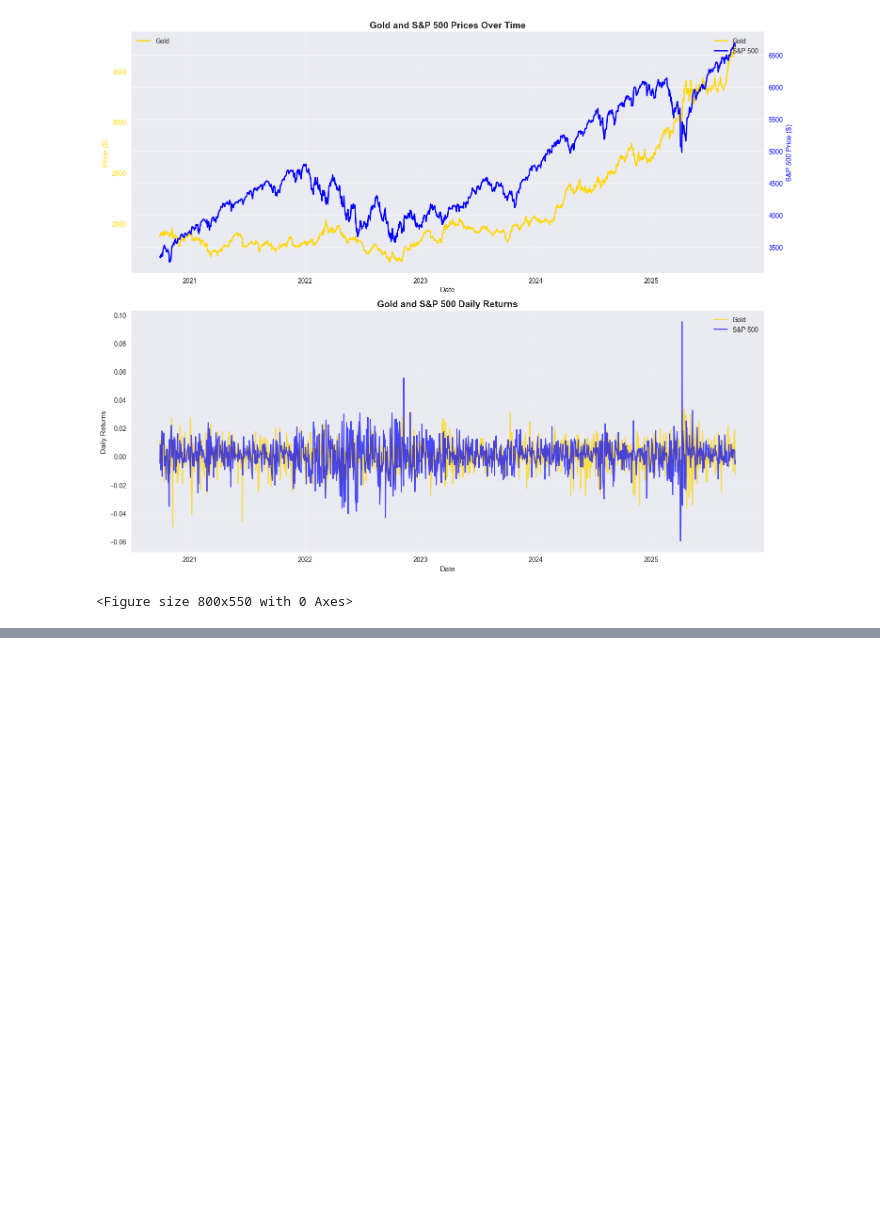
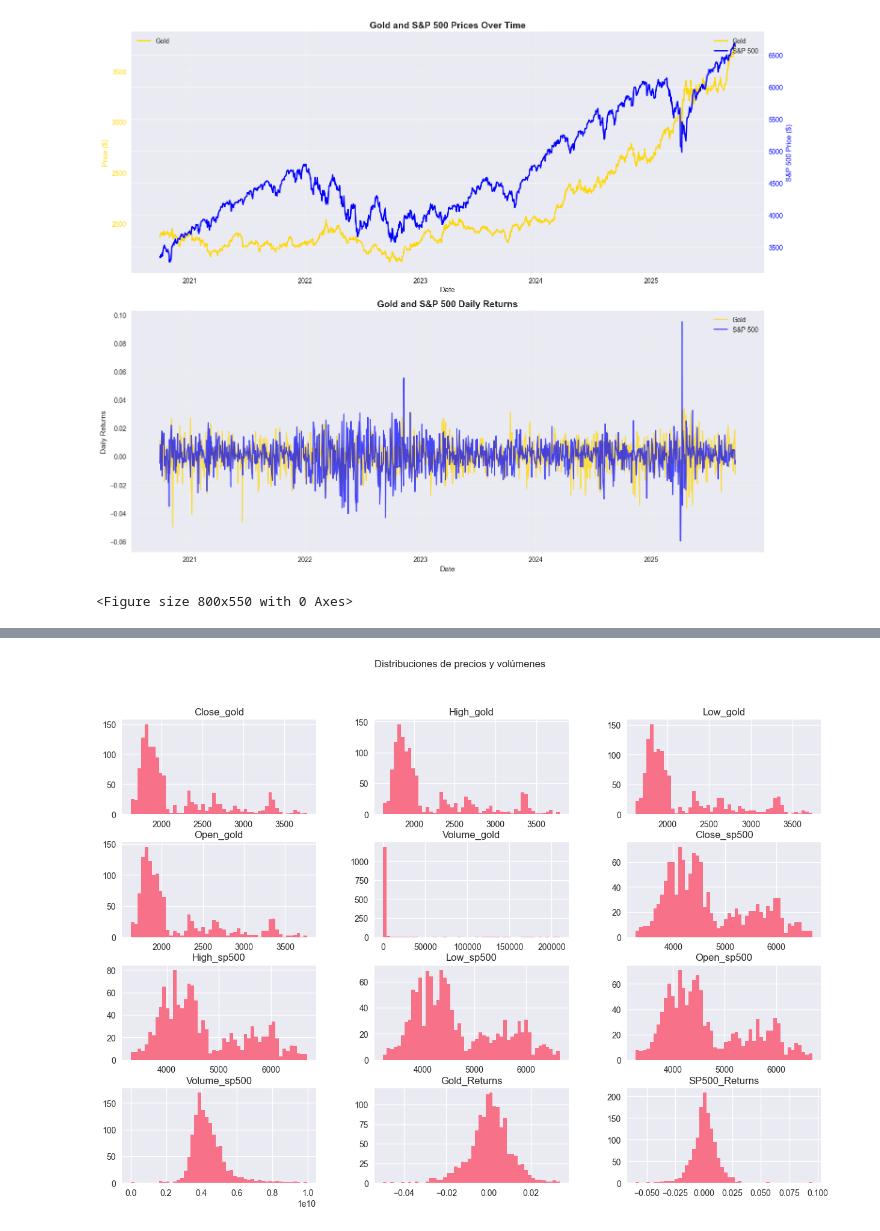
Before and after one commit to octaviodiego78/proyecto-cd-equipo-dji, a Jupyter notebook: notebooks/01_eda_inicial.ipynb, the cells around one changed output, grey strips where cells are left out. Saved outputs shown, nothing was run; the diff lists cells and outputs as text; code cells hidden in the pictures; blank space fills up the shorter version.

```diff
--- a/notebooks/01_eda_inicial.ipynb
+++ b/notebooks/01_eda_inicial.ipynb
@@ -124,0 +196,6 @@ plt.subplots_adjust(bottom=0.3)  # Make room for the text
+# %%
+df_num.hist(bins=50, figsize=(15,10))
+plt.suptitle("Distribuciones de precios y volúmenes")
+plt.show()
+# %% [output]
+[figure, added]
```
Also changed, not shown: parts of 12 cells of this notebook.
